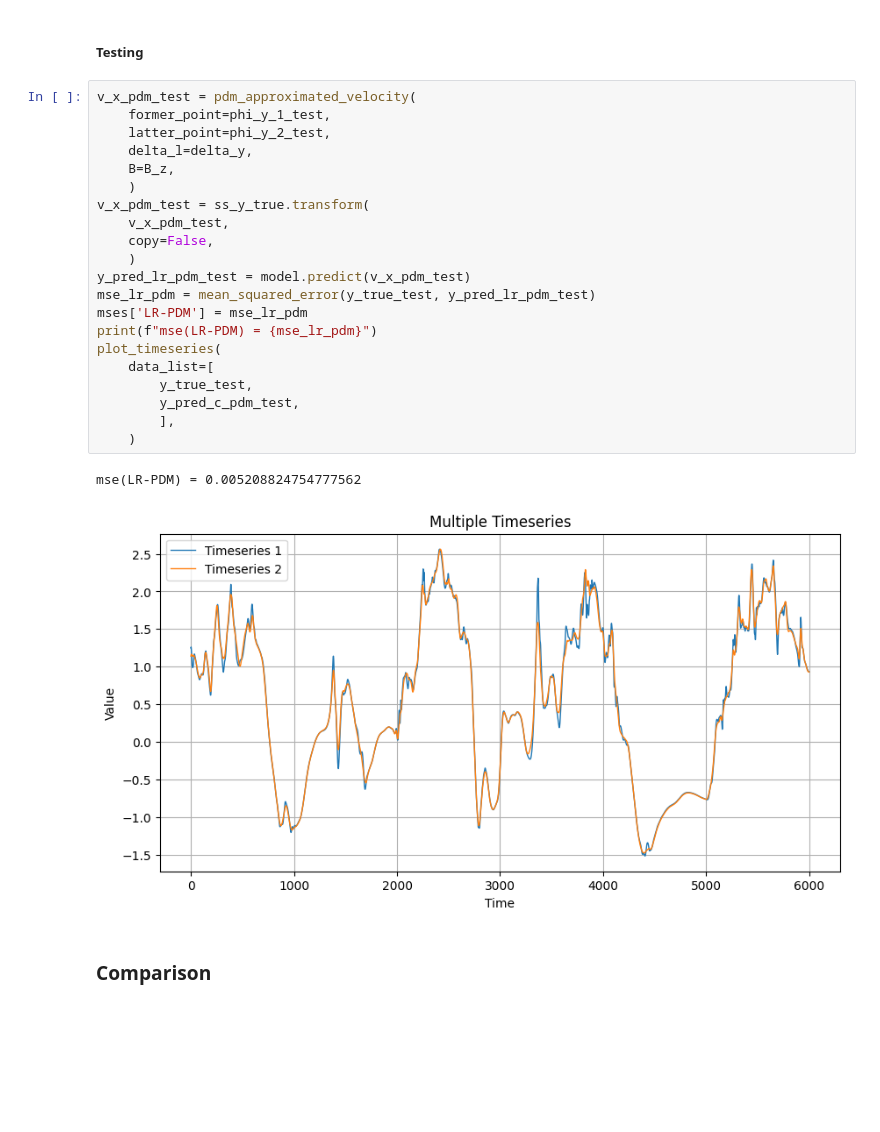
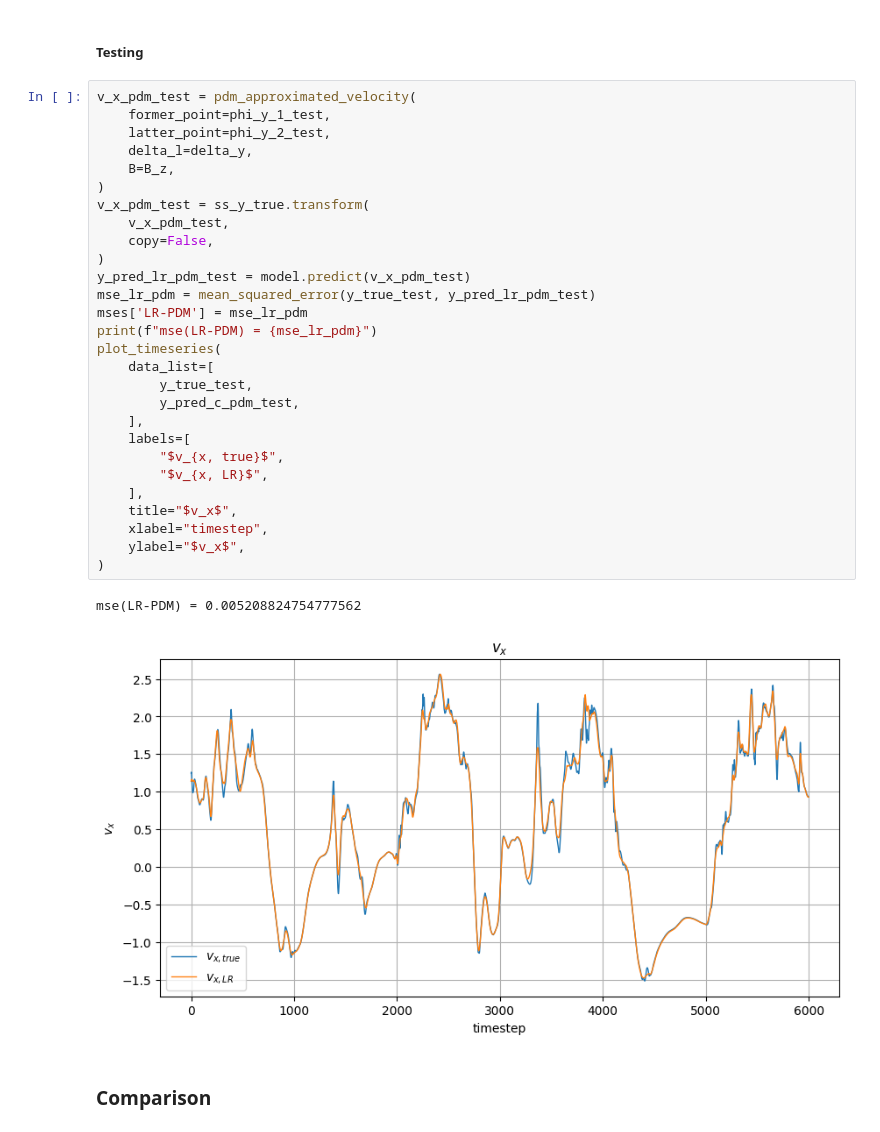
Before and after one commit to MichaelSkowronek/potential_probe_velocity_measuring, a Jupyter notebook: notebooks/yz_slice/feature_pdm_pointwise.ipynb, the cells around one changed output. Saved outputs shown, nothing was run; the diff lists cells and outputs as text; blank space fills up the shorter version.

```diff
--- a/notebooks/yz_slice/feature_pdm_pointwise.ipynb
+++ b/notebooks/yz_slice/feature_pdm_pointwise.ipynb
@@ -507,27 +537,34 @@ model.fit(
 # %%
 v_x_pdm_test = pdm_approximated_velocity(
     former_point=phi_y_1_test,
     latter_point=phi_y_2_test,
     delta_l=delta_y,
     B=B_z,
-    )
+)
 v_x_pdm_test = ss_y_true.transform(
     v_x_pdm_test,
     copy=False,
-    )
+)
 y_pred_lr_pdm_test = model.predict(v_x_pdm_test)
 mse_lr_pdm = mean_squared_error(y_true_test, y_pred_lr_pdm_test)
 mses['LR-PDM'] = mse_lr_pdm
 print(f"mse(LR-PDM) = {mse_lr_pdm}")
 plot_timeseries(
     data_list=[
         y_true_test,
         y_pred_c_pdm_test,
-        ],
-    )
+    ],
+    labels=[
+        "$v_{x, true}$",
+        "$v_{x, LR}$",
+    ],
+    title="$v_x$",
+    xlabel="timestep",
+    ylabel="$v_x$",
+)
 # %% [output]
 mse(LR-PDM) = 0.005208824754777562
-[figure, old version]
+[figure, new version]
 # %% [markdown]
 ### Comparison
 # %%
```
Also changed, not shown: parts of 8 cells of this notebook, 5 other files.
